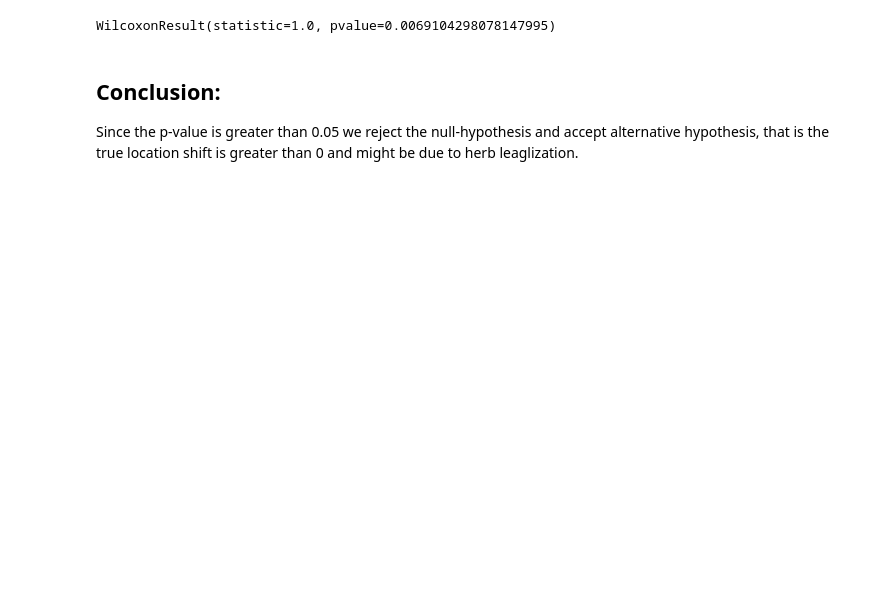
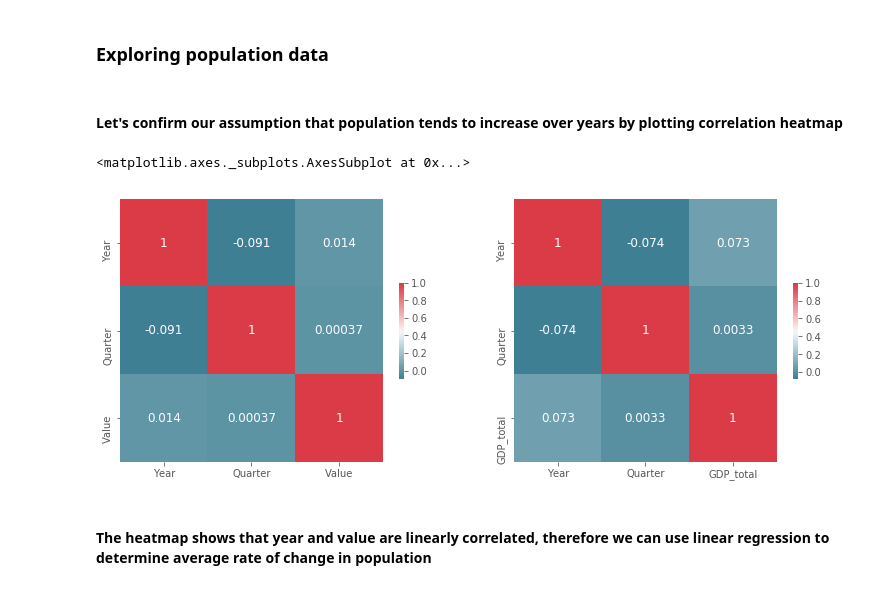
Before and after one commit to bowielh/Project2_Group1, a Jupyter notebook: Statistical Analysis.ipynb, the cells around one changed output. Saved outputs shown, nothing was run; the diff lists cells and outputs as text; code cells hidden in the pictures; blank space fills up the shorter version.

```diff
--- a/Statistical Analysis.ipynb
+++ b/Statistical Analysis.ipynb
@@ -126,7 +34,27 @@ stats.shapiro(pop_df['pop_difference'])
-# %%
-stats.wilcoxon(pop_df['Pre_Avg'], pop_df['Post_Avg'])
-# %% [output]
-WilcoxonResult(statistic=1.0, pvalue=0.0069104298078147995)
-# %% [markdown]
-## Conclusion:
-Since the p-value is greater than 0.05 we reject the null-hypothesis and accept alternative hypothesis, that is the true location shift is greater than 0 and might be due to herb leaglization.
+# %%
+#Reading data into pandas
+
+weed_df = pd.read_excel("/Users/daryarudych/Desktop/repos/Project2_Group1/db/weed_df.xlsx")
+
+state_gdp = pd.read_excel("/Users/daryarudych/Desktop/repos/Project2_Group1/state_gdp.xlsx")
+# %% [markdown]
+### Exploring population data
+# %% [markdown]
+#### Let's confirm our assumption that population tends to increase over years by plotting correlation heatmap
+# %%
+# Let's see if there's correlation between year and population
+
+# Here we create a figure instance, and two subplots
+fig = plt.figure(figsize = (20,20)) # width x height
+ax1 = fig.add_subplot(3, 3, 1) # row, column, position
+ax2 = fig.add_subplot(3, 3, 2)
+cmap = sns.diverging_palette(220, 10, as_cmap=True)
+
+# We use ax parameter to tell seaborn which subplot to use for this plot
+sns.heatmap(data=weed_df.corr(), ax=ax1, cmap = cmap, square=True, cbar_kws={'shrink': .3}, annot=True, annot_kws={'fontsize': 12})
+sns.heatmap(data=state_gdp.corr(), ax=ax2, cmap = cmap, square=True, cbar_kws={'shrink': .3}, annot=True, annot_kws={'fontsize': 12})
+# %% [output]
+<matplotlib.axes._subplots.AxesSubplot at 0x...>
+[figure, added]
+# %% [markdown]
+#### The heatmap shows that year and value are linearly correlated, therefore we can use linear regression to determine average rate of change in population
```
Also changed, not shown: parts of 35 cells of this notebook, 5 other files.
